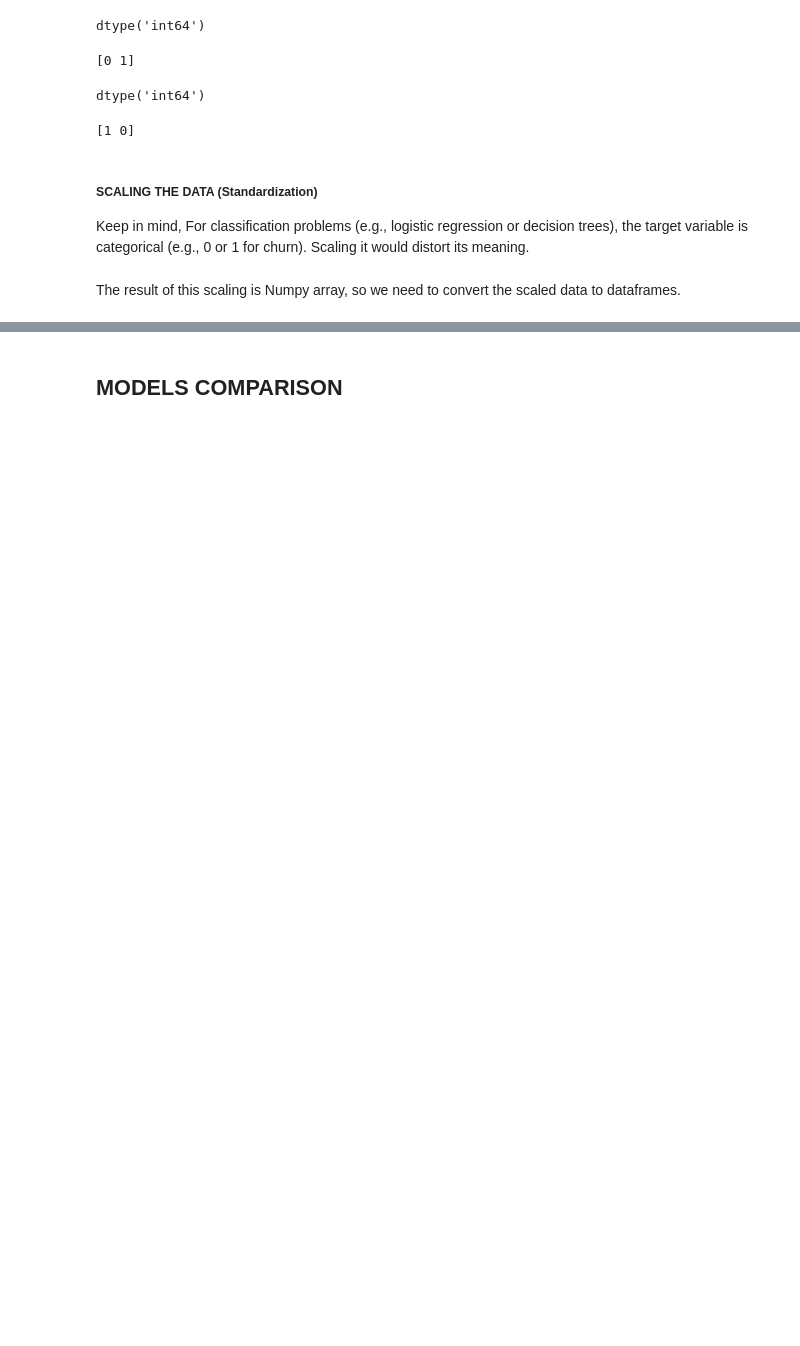
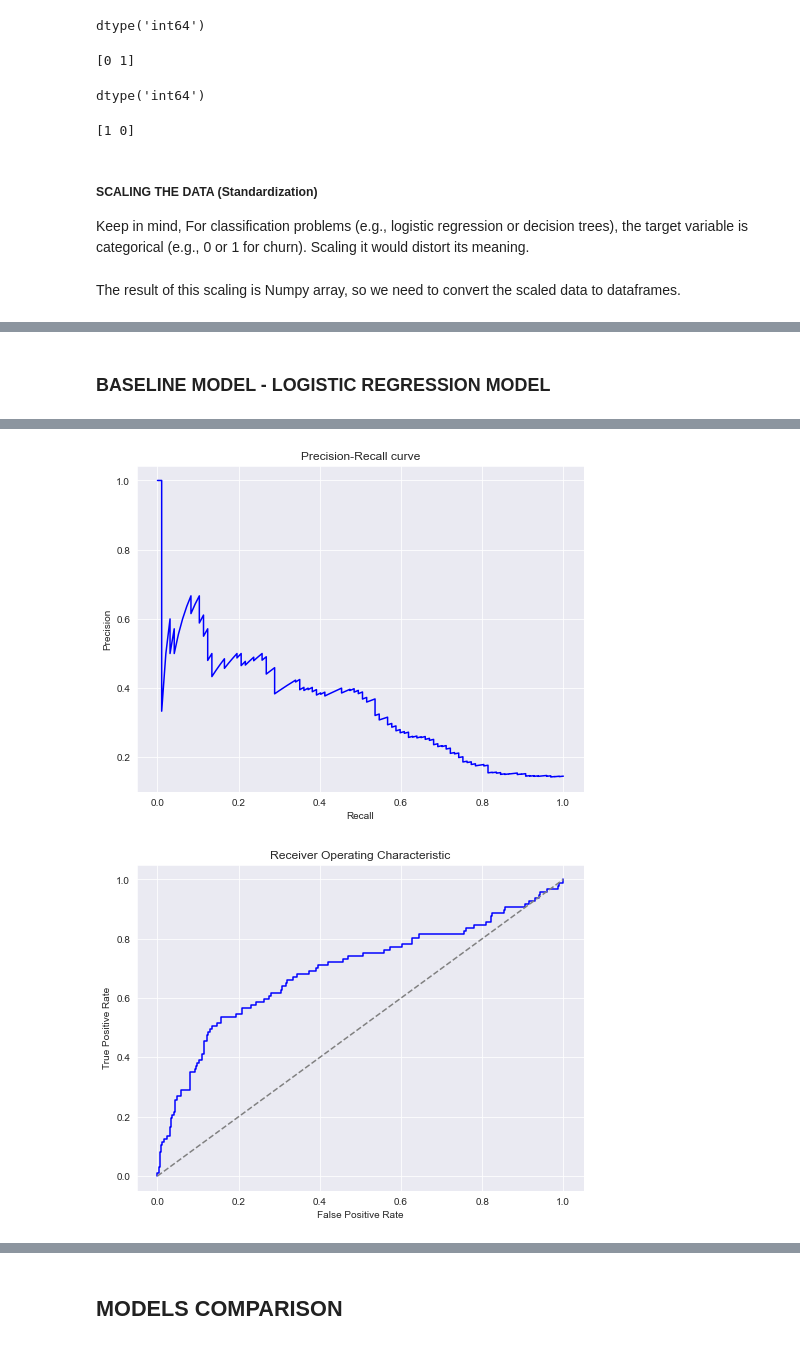
Before and after one commit to Calmar-lab/SYRIATEL-CUSTOMER-CHURN-PREDICTION-PROJECT, a Jupyter notebook: SyriaTel_Customer_Churn_Prediction_Project.ipynb, the cells around one changed output, grey strips where cells are left out. Drawn from its saved outputs; the diff is of its cells as text; code cells hidden in the pictures; blank space fills up the shorter version.

Commit message:
Updated Notebook upto Modeling and Evaluation

```diff
--- a/SyriaTel_Customer_Churn_Prediction_Project.ipynb
+++ b/SyriaTel_Customer_Churn_Prediction_Project.ipynb
@@ -1058,0 +1048,5 @@ Imbalance handling (like SMOTE or class weighting) alters the training dataset b
+# %%
+# Filter features with high VIF
+high_vif = vif_df[vif_df['VIF'] > 10]  # Threshold for high VIF
+print("Features with high VIF:")
+print(high_vif)
@@ -1058,0 +1091,7 @@ Imbalance handling (like SMOTE or class weighting) alters the training dataset b
+# %%
+# Drop high VIF features on the training set
+X_train_final = X_train_scaled_df.drop(columns=high_vif['Features'])
+print("Remaining Features after dropping:")
+print(X_train_final.columns)
+print('\n')
+print(len(X_train_final.columns))
@@ -1058,0 +1116,7 @@ Imbalance handling (like SMOTE or class weighting) alters the training dataset b
+# %%
+# Drop high VIF features in the test set
+X_test_final = X_test_scaled_df.drop(columns=high_vif['Features'])
+print("Remaining Features after dropping:")
+print(X_test_final.columns)
+print('\n')
+print(X_test_final.shape)
@@ -1058,0 +1221,55 @@ Imbalance handling (like SMOTE or class weighting) alters the training dataset b
+# %% [markdown]
+### BASELINE MODEL - LOGISTIC REGRESSION MODEL
+# %%
+# Build a logistic regression model, ensure feature selection (lasso (l1 regularization)) and...
+#... class imbalance (class_weight) are addressed in the model. Random state parameter included for reproducibility.
+
+# Instatiate the logistic regression model with the required parameters
+log_reg = LogisticRegression(class_weight = 'balanced', penalty='l1', solver= 'liblinear', random_state =42)
+
+
+# Fit the model on the training data to learn patterns in the training data
+log_reg.fit(X_train_final, y_train_final)
+
+
+# Evaluate the model's performance with the test set on predicting y, from the X_test_final
+y_pred = log_reg.predict(X_test_final)
+
+
+# Metrics of evaluation
+# A confusion matrix of the actual y values and the predicted y values
+print("Confusion Matrix:\n", confusion_matrix(y_test_final, y_pred))
+print('\n')
+# A classification report with a detailed report on the metrics of our model
+print("Classification Report:\n", classification_report(y_test_final, y_pred))
+
+
+# AUC-ROC Curve
+y_pred_prob = log_reg.predict_proba(X_test_final)[:, 1]
+roc_auc = roc_auc_score(y_test_final, y_pred_prob)
+print('\n')
+print("AUC-ROC:", roc_auc)
+
+
+
+# Precision-Recall Curve
+precision, recall, thresholds = precision_recall_curve(y_test_final, y_pred_prob)
+plt.figure(figsize=(8, 6))
+plt.plot(recall, precision, color='b', label='Precision-Recall curve')
+plt.xlabel('Recall')
+plt.ylabel('Precision')
+plt.title('Precision-Recall curve')
+plt.show()
+print('\n')
+
+
+# ROC Curve
+fpr, tpr, _ = roc_curve(y_test_final, y_pred_prob)
+plt.figure(figsize=(8, 6))
+plt.plot(fpr, tpr, color='b', label='ROC curve (area = %0.2f)' % roc_auc)
+plt.plot([0, 1], [0, 1], color='gray', linestyle='--')
+plt.xlabel('False Positive Rate')
+plt.ylabel('True Positive Rate')
+plt.title('Receiver Operating Characteristic')
+plt.show()
+# %% [output]
@@ -1058,0 +1294,2 @@ Imbalance handling (like SMOTE or class weighting) alters the training dataset b
+[figure, added]
+[figure, added]
```
Also changed, not shown: parts of 55 cells of this notebook.
